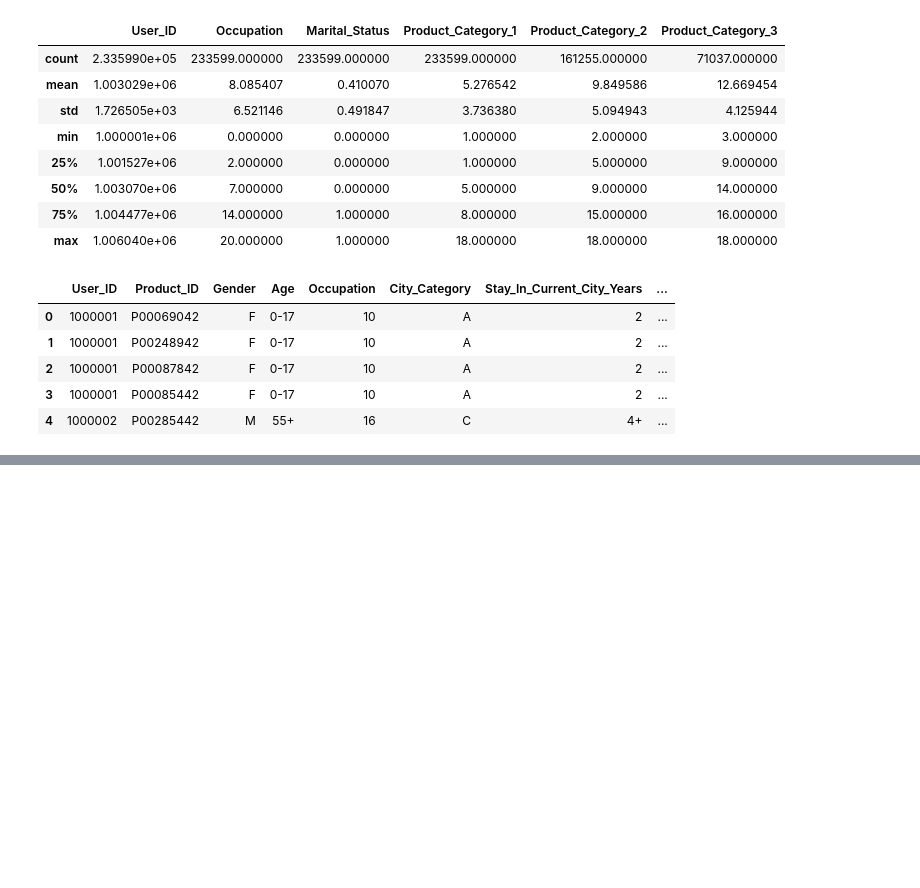
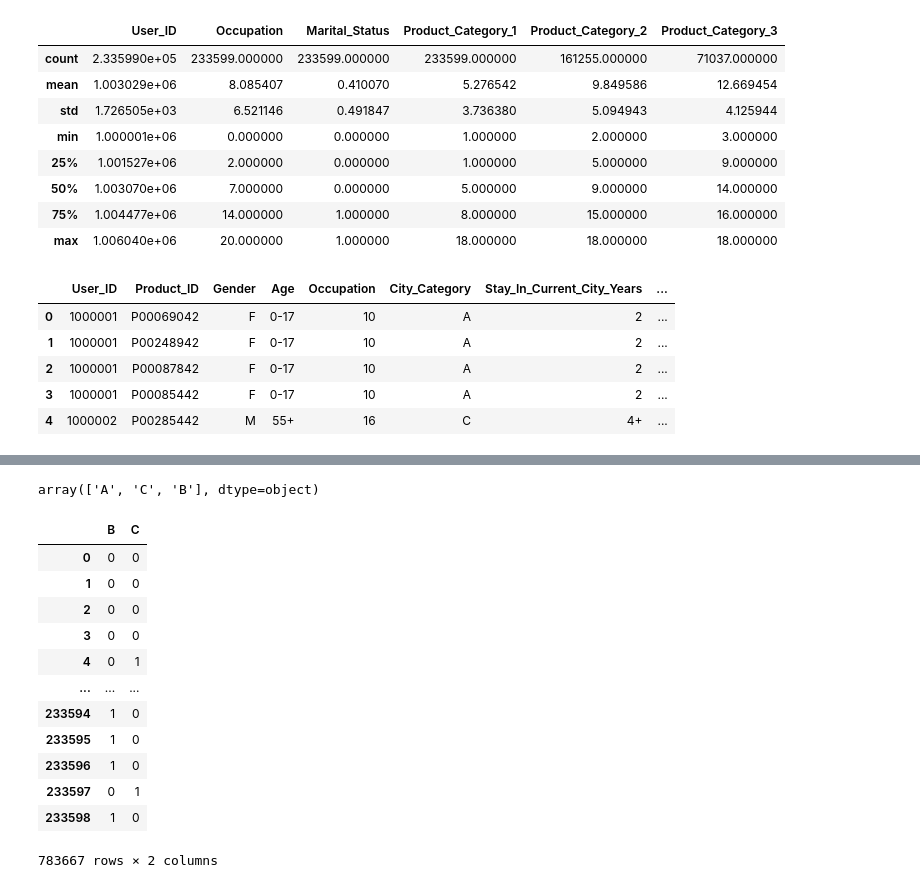
Before and after one commit to DHRUV-29-10-3/eda_dataset, a Jupyter notebook: blac_friday_sales.ipynb, the cells around one changed output, grey strips where cells are left out. Saved outputs shown, nothing was run; the diff lists cells and outputs as text; code cells hidden in the pictures; blank space fills up the shorter version.

```diff
--- a/blac_friday_sales.ipynb
+++ b/blac_friday_sales.ipynb
@@ -132,2 +120,0 @@ df.head()
-# %%
-df['Gender']=pd.get_dummies(df['Gender'],drop_first=1)
@@ -154,0 +134,2 @@ memory usage: 66.5+ MB
+# %%
+df['Gender'] = df['Gender'].replace(['M','F'],[1,0])
@@ -154,0 +150,2 @@ memory usage: 66.5+ MB
+# %%
+df['Age'] = df['Age'].replace(['0-17', '55+', '26-35', '46-50', '51-55', '36-45', '18-25'],[1,7,3,5,6,4,2])
@@ -154,0 +182,22 @@ memory usage: 66.5+ MB
+# %%
+df.City_Category.unique()
+# %% [output]
+array(['A', 'C', 'B'], dtype=object)
+# %%
+df_city = pd.get_dummies(df['City_Category'],drop_first=True)
+df_city = df_city*1
+df_city
+# %% [output]
+|  | B | C |
+| 0 | 0 | 0 |
+| 1 | 0 | 0 |
+| 2 | 0 | 0 |
+| 3 | 0 | 0 |
+| 4 | 0 | 1 |
+| ... | ... | ... |
+| 233594 | 1 | 0 |
+| 233595 | 1 | 0 |
+| 233596 | 1 | 0 |
+| 233597 | 0 | 1 |
+| 233598 | 1 | 0 |
+783667 rows × 2 columns
```
Also changed, not shown: parts of 13 cells of this notebook.
